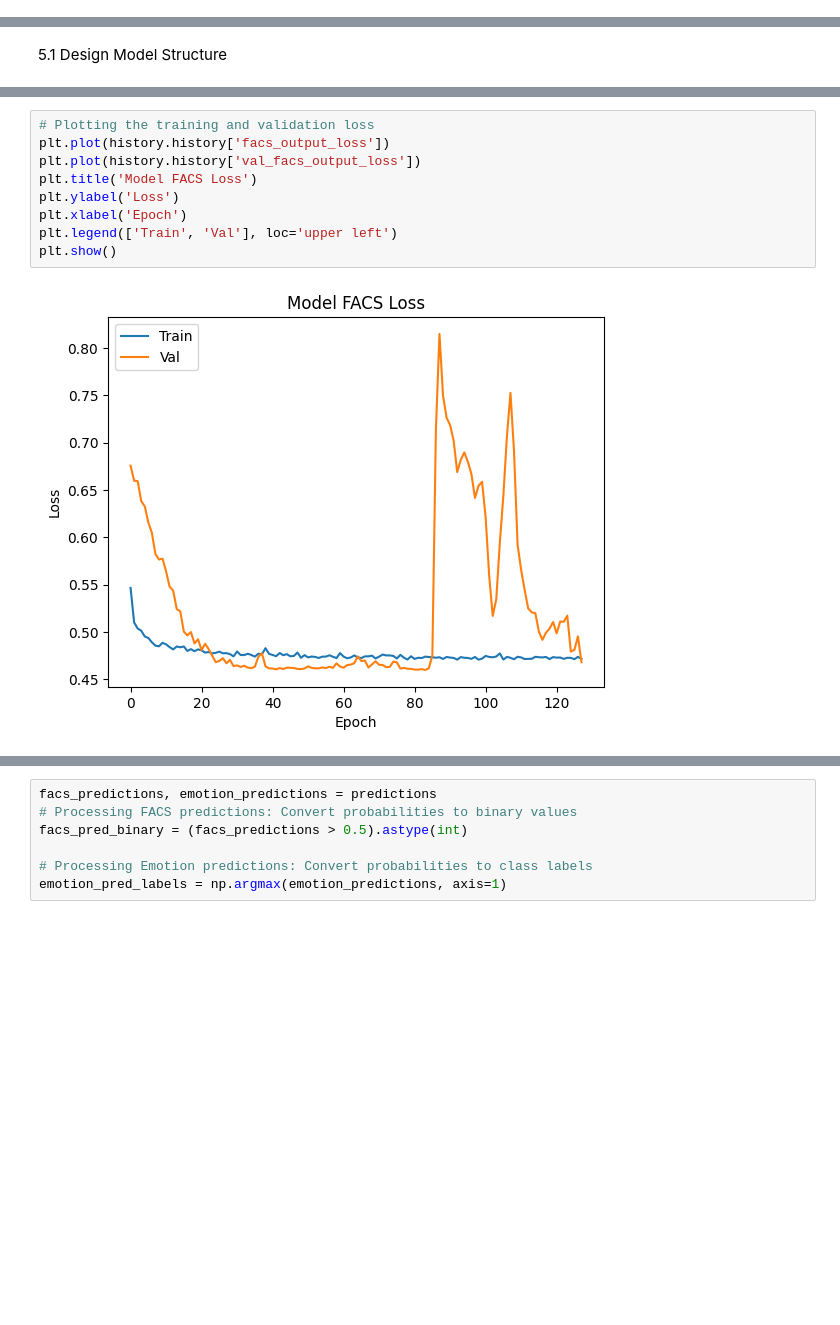
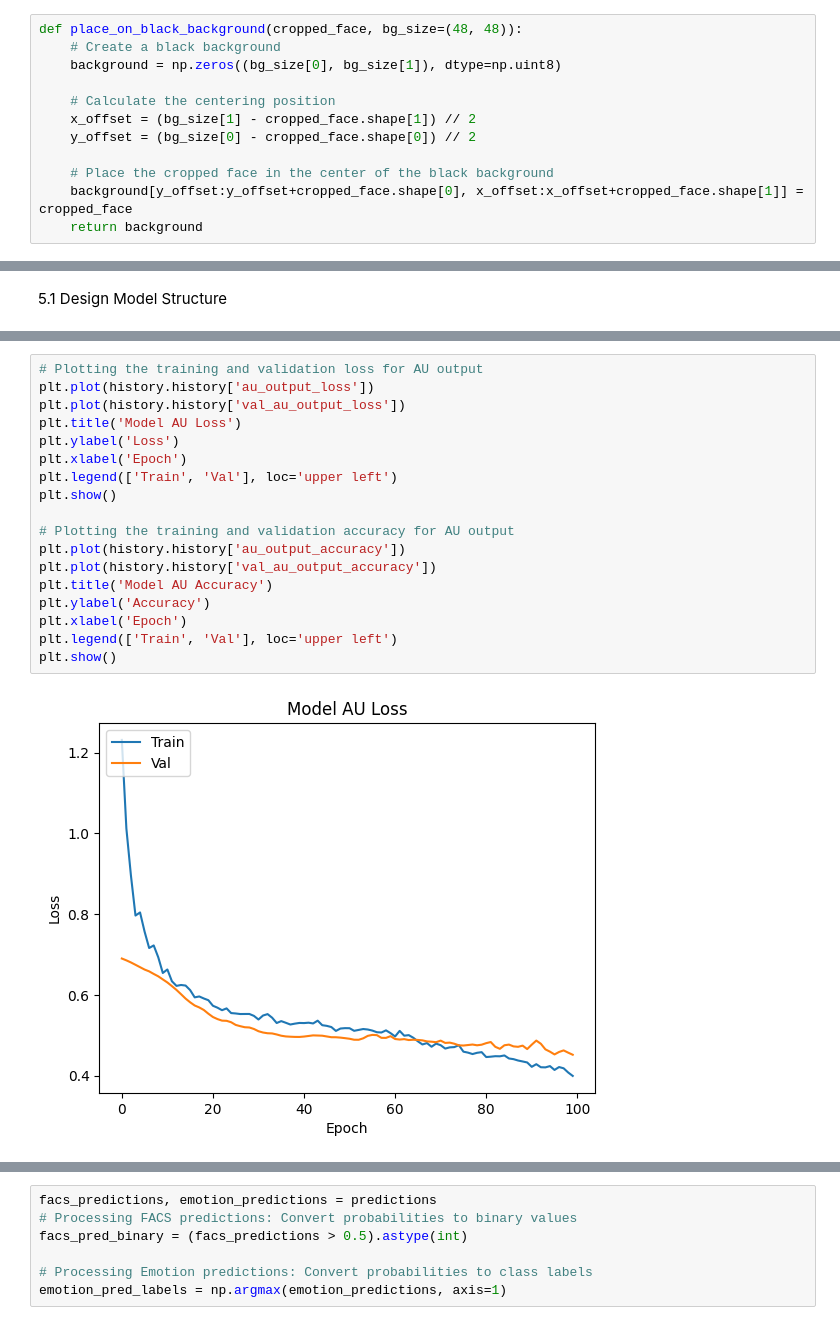
Before and after one commit to baopham2611/Deep_learning_a1, a Jupyter notebook: FacialClassifier copy.ipynb, the cells around one changed output, grey strips where cells are left out. Cells and saved outputs as stored; diff of their text form; blank space fills up the shorter version.

```diff
--- a/FacialClassifier copy.ipynb
+++ b/FacialClassifier copy.ipynb
@@ -296,2 +282,14 @@ def crop_for_au_analysis(image, landmarks):
+# %%
+def place_on_black_background(cropped_face, bg_size=(48, 48)):
+    # Create a black background
+    background = np.zeros((bg_size[0], bg_size[1]), dtype=np.uint8)
+
+    # Calculate the centering position
+    x_offset = (bg_size[1] - cropped_face.shape[1]) // 2
+    y_offset = (bg_size[0] - cropped_face.shape[0]) // 2
+
+    # Place the cropped face in the center of the black background
+    background[y_offset:y_offset+cropped_face.shape[0], x_offset:x_offset+cropped_face.shape[1]] = cropped_face
+    return background
 # %%
 # Initialize an empty list to store processed images
@@ -704,11 +756,20 @@ plt.show()
 # %%
-# Plotting the training and validation loss
-plt.plot(history.history['facs_output_loss'])
-plt.plot(history.history['val_facs_output_loss'])
-plt.title('Model FACS Loss')
+# Plotting the training and validation loss for AU output
+plt.plot(history.history['au_output_loss'])
+plt.plot(history.history['val_au_output_loss'])
+plt.title('Model AU Loss')
 plt.ylabel('Loss')
 plt.xlabel('Epoch')
 plt.legend(['Train', 'Val'], loc='upper left')
 plt.show()
+
+# Plotting the training and validation accuracy for AU output
+plt.plot(history.history['au_output_accuracy'])
+plt.plot(history.history['val_au_output_accuracy'])
+plt.title('Model AU Accuracy')
+plt.ylabel('Accuracy')
+plt.xlabel('Epoch')
+plt.legend(['Train', 'Val'], loc='upper left')
+plt.show()
 # %% [output]
-[figure, old version]
+[figure, new version]
```
Also changed, not shown: parts of 26 cells of this notebook, 1 other file.
